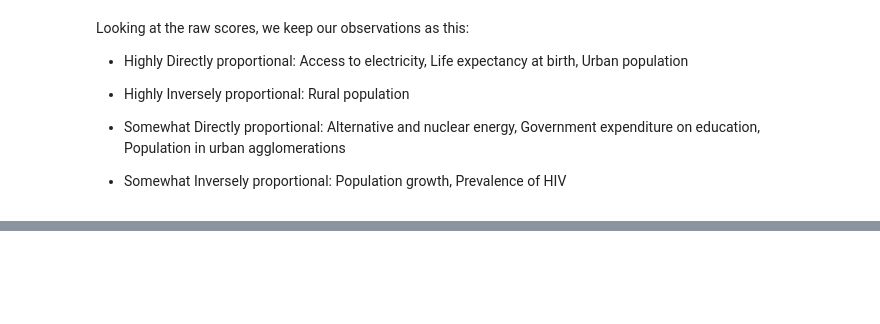
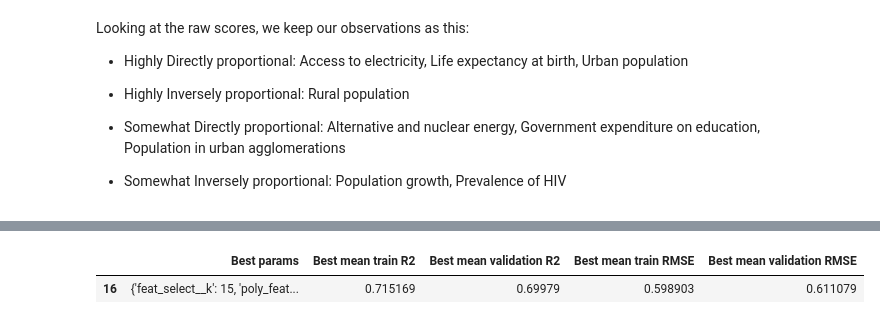
Before and after one commit to flawedvice/happiness-prediction, a Jupyter notebook: exploration.ipynb, the cells around one changed output, grey strips where cells are left out. Saved outputs shown, nothing was run; the diff lists cells and outputs as text; code cells hidden in the pictures; blank space fills up the shorter version.

```diff
--- a/exploration.ipynb
+++ b/exploration.ipynb
@@ -1161,0 +1292,19 @@ Index(['Year', 'Country name', 'Life evaluation (3-year average)',
+# %%
+param_grid = {
+    'poly_feat__degree': [1, 2, 3],
+    "feat_select__k": [3, 5, 8, 10, 12, 15],
+}
+
+linear_grid_search = GridSearchCV(linear_pipe,
+                                  param_grid,
+                                  cv=cv,
+                                  scoring=scoring,
+                                  refit="neg_root_mean_squared_error",
+                                  return_train_score=True)
+
+linear_grid_search.fit(X_train, y_train)
+
+show_results(linear_grid_search)
+# %% [output]
+|  | Best params | Best mean train R2 | Best mean validation R2 | Best mean train RMSE | Best mean validation RMSE |
+| 16 | {'feat_select__k': 15, 'poly_feat... | 0.715169 | 0.69979 | 0.598903 | 0.611079 |
```
Also changed, not shown: parts of 38 cells of this notebook, 2 other files.
